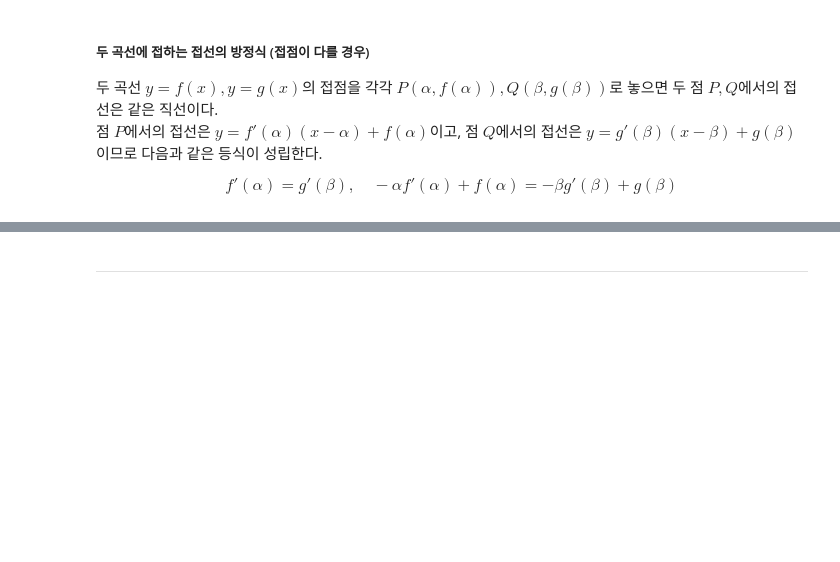
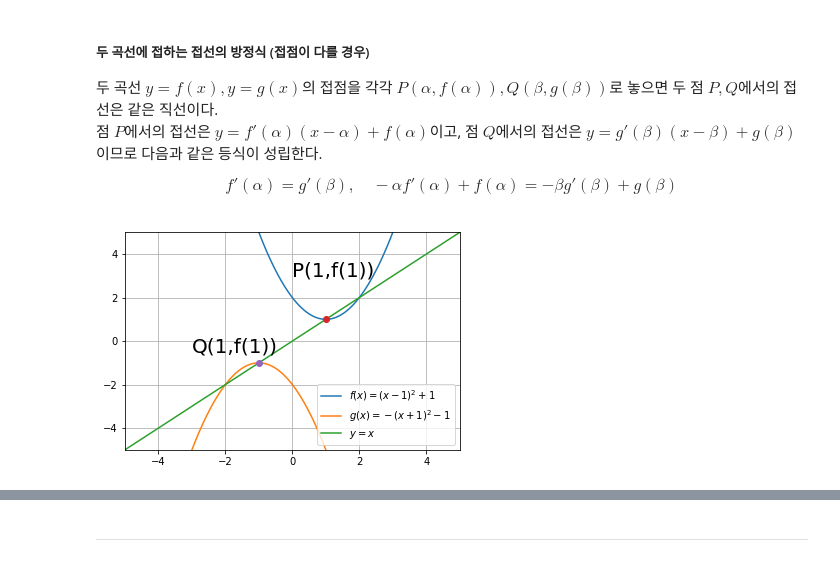
Before and after one commit to ecjang/pages, a Jupyter notebook: Math/[Statistic]_04_Use of Derivatives.ipynb, the cells around one changed output, grey strips where cells are left out. Saved outputs shown, nothing was run; the diff lists cells and outputs as text; code cells hidden in the pictures; blank space fills up the shorter version.

```diff
--- a/Math/[Statistic]_04_Use of Derivatives.ipynb
+++ b/Math/[Statistic]_04_Use of Derivatives.ipynb
@@ -104,3 +105,14 @@ plt.grid(); plt.legend(); plt.show()
 점 $P$에서의 접선은 $y=f'(\alpha)(x-\alpha)+f(\alpha)$이고, 점 $Q$에서의 접선은 $y=g'(\beta)(x-\beta)+g(\beta)$이므로 다음과 같은 등식이 성립한다.
 
 $$ f'(\alpha)=g'(\beta), \quad -\alpha f'(\alpha)+f(\alpha) = -\beta g'(\beta)+g(\beta) $$
+# %%
+x = np.arange(-5,5,0.01)
+plt.plot(x, (x-1)**2+1, label="$f(x)=(x-1)^2+1$")
+plt.plot(x, -(x+1)**2-1, label="$g(x)=-(x+1)^2-1$")
+plt.plot(x, x, label="$y=x$")
+plt.plot(1,1,'o'); plt.plot(-1,-1,'o')
+plt.annotate('P(1,f(1))', xy=(1,1), xytext=(0,3), fontsize=20)
+plt.annotate('Q(1,f(1))', xy=(-1,-1), xytext=(-3,-0.5), fontsize=20)
+plt.xlim(-5,5);plt.ylim(-5,5);plt.grid();plt.legend(loc='lower right');plt.show()
+# %% [output]
+[figure, added]
```
Also changed, not shown: parts of 5 cells of this notebook.
